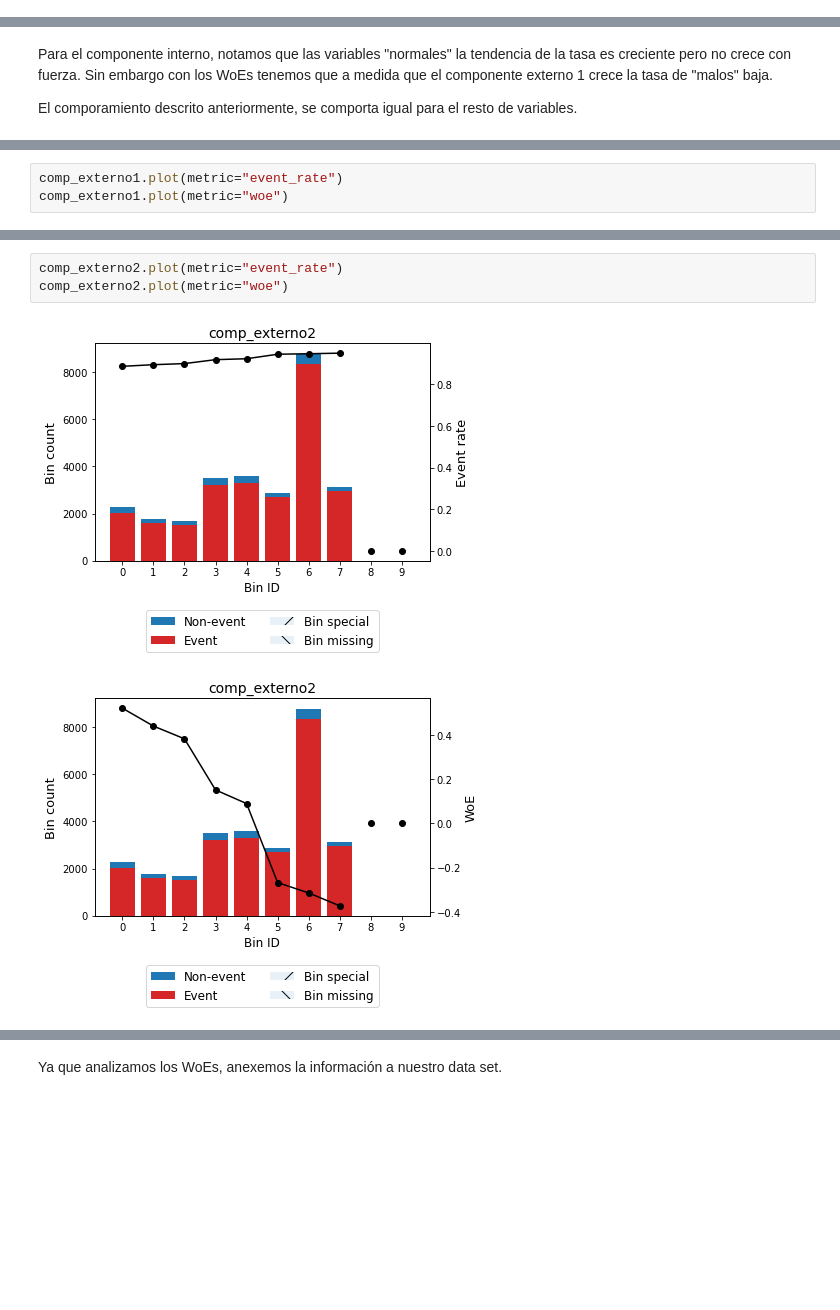
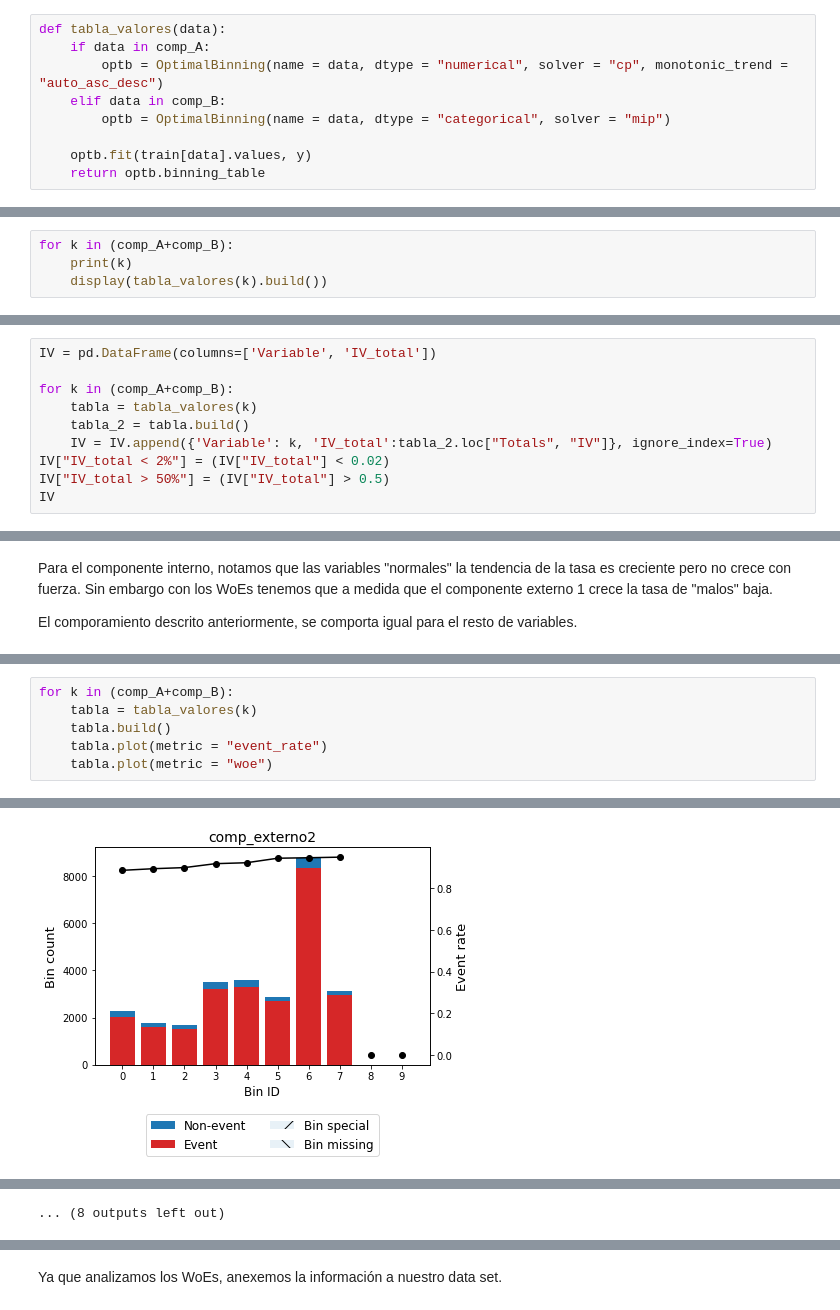
Before and after one commit to ignamun01/MachineLearningEquipo, a Jupyter notebook: Tarea2/Tarea_2_Ejercicio_1.ipynb, the cells around one changed output, grey strips where cells are left out. Saved outputs shown, nothing was run; the diff lists cells and outputs as text; blank space fills up the shorter version.

```diff
--- a/Tarea2/Tarea_2_Ejercicio_1.ipynb
+++ b/Tarea2/Tarea_2_Ejercicio_1.ipynb
@@ -92,2 +52,11 @@ categoria3 = optb_categoria3.binning_table
+# %%
+def tabla_valores(data):
+    if data in comp_A:
+        optb = OptimalBinning(name = data, dtype = "numerical", solver = "cp", monotonic_trend = "auto_asc_desc")
+    elif data in comp_B:
+        optb = OptimalBinning(name = data, dtype = "categorical", solver = "mip")
+
+    optb.fit(train[data].values, y)
+    return optb.binning_table
 # %% [markdown]
 Con lo que tenemos ahora, utilicemos la función display para observar el WoE y el IV de las variables (además de la suma de cada una, lo utilizaremos después).
@@ -258,0 +63,4 @@ display(categoria3.build())
+# %%
+for k in (comp_A+comp_B):
+    print(k)
+    display(tabla_valores(k).build())
@@ -260,0 +143,10 @@ Quitamos todas las columnas donde $$\sum IV < 2\%$$ Es decir no utilizaremos las
+# %%
+IV = pd.DataFrame(columns=['Variable', 'IV_total'])
+
+for k in (comp_A+comp_B):
+    tabla = tabla_valores(k)
+    tabla_2 = tabla.build()
+    IV = IV.append({'Variable': k, 'IV_total':tabla_2.loc["Totals", "IV"]}, ignore_index=True)
+IV["IV_total < 2%"] = (IV["IV_total"] < 0.02)
+IV["IV_total > 50%"] = (IV["IV_total"] > 0.5)
+IV
@@ -267,6 +192,10 @@ El comporamiento descrito anteriormente, se comporta igual para el resto de vari
 # %%
-comp_externo1.plot(metric="event_rate")
-comp_externo1.plot(metric="woe")
+for k in (comp_A+comp_B):
+    tabla = tabla_valores(k)
+    tabla.build()
+    tabla.plot(metric = "event_rate")
+    tabla.plot(metric = "woe")
 # %% [output]
 [figure]
 [figure]
+[figure, added]
@@ -273,6 +211 @@ comp_externo1.plot(metric="woe")
+... (8 outputs left out)
-# %%
-comp_externo2.plot(metric="event_rate")
-comp_externo2.plot(metric="woe")
-# %% [output]
-[figure, removed]
-[figure, removed]
```
Also changed, not shown: parts of 31 cells of this notebook.
